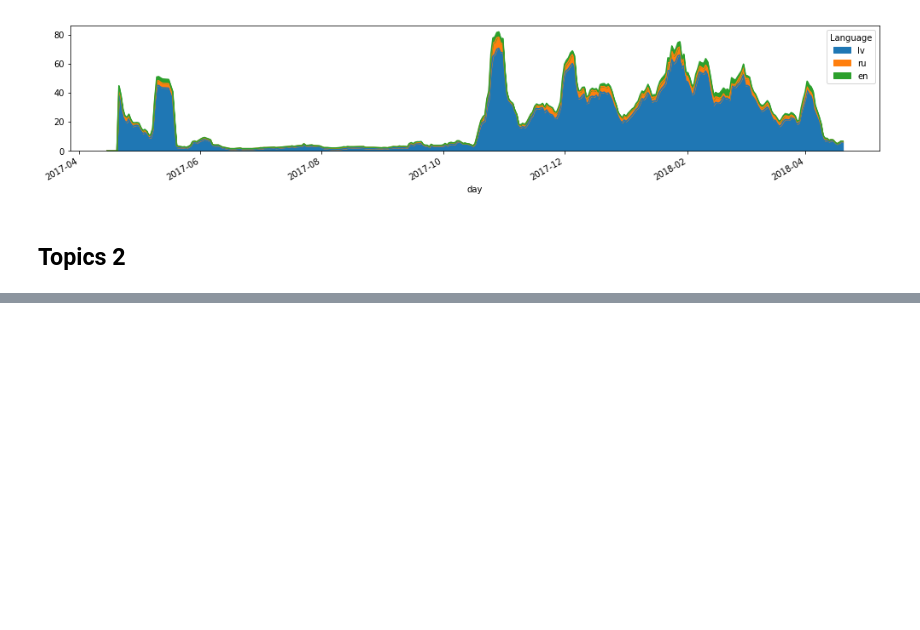
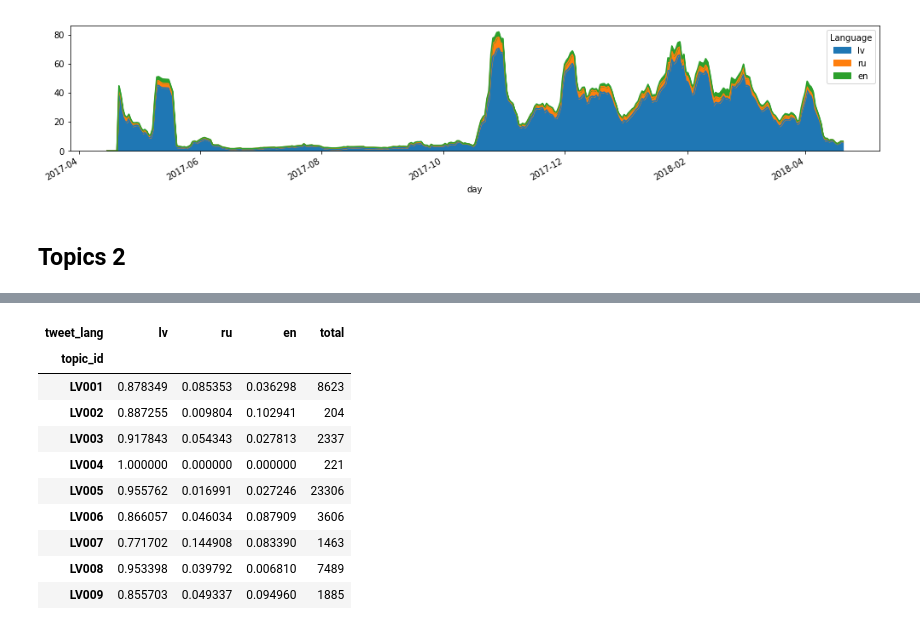
Before and after one commit to dimazest/2018-lv2, a Jupyter notebook: supplement/notebook.ipynb, the cells around one changed output, grey strips where cells are left out. Saved outputs shown, nothing was run; the diff lists cells and outputs as text; code cells hidden in the pictures; blank space fills up the shorter version.

```diff
--- a/supplement/notebook.ipynb
+++ b/supplement/notebook.ipynb
@@ -294,0 +293,30 @@ relevance_judgments_lang_pref.loc[['LV005']].head()
+# %%
+_ = (
+    relevance_judgments_lang_pref
+    .groupby(level=['topic_id', 'tweet_lang']).size()
+    .unstack('tweet_lang', fill_value=0)
+    [['lv', 'ru', 'en']]
+)
+
+_total = _.sum(axis='columns')
+
+__ = _.divide(_total, axis='rows')
+
+__['total'] = _total
+__.style.format({'lv': '{:.1%}', 'ru': '{:.1%}', 'en': '{:.1%}'})
+
+__.to_latex('figures/topic_lang_counts.tex', float_format='{:.1%}'.format)
+
+__
+# %% [output]
+| tweet_lang | lv | ru | en | total |
+| topic_id |  |  |  |  |
+| LV001 | 0.878349 | 0.085353 | 0.036298 | 8623 |
+| LV002 | 0.887255 | 0.009804 | 0.102941 | 204 |
+| LV003 | 0.917843 | 0.054343 | 0.027813 | 2337 |
+| LV004 | 1.000000 | 0.000000 | 0.000000 | 221 |
+| LV005 | 0.955762 | 0.016991 | 0.027246 | 23306 |
+| LV006 | 0.866057 | 0.046034 | 0.087909 | 3606 |
+| LV007 | 0.771702 | 0.144908 | 0.083390 | 1463 |
+| LV008 | 0.953398 | 0.039792 | 0.006810 | 7489 |
+| LV009 | 0.855703 | 0.049337 | 0.094960 | 1885 |
```
Also changed, not shown: parts of 6 cells of this notebook, 5 other files.
